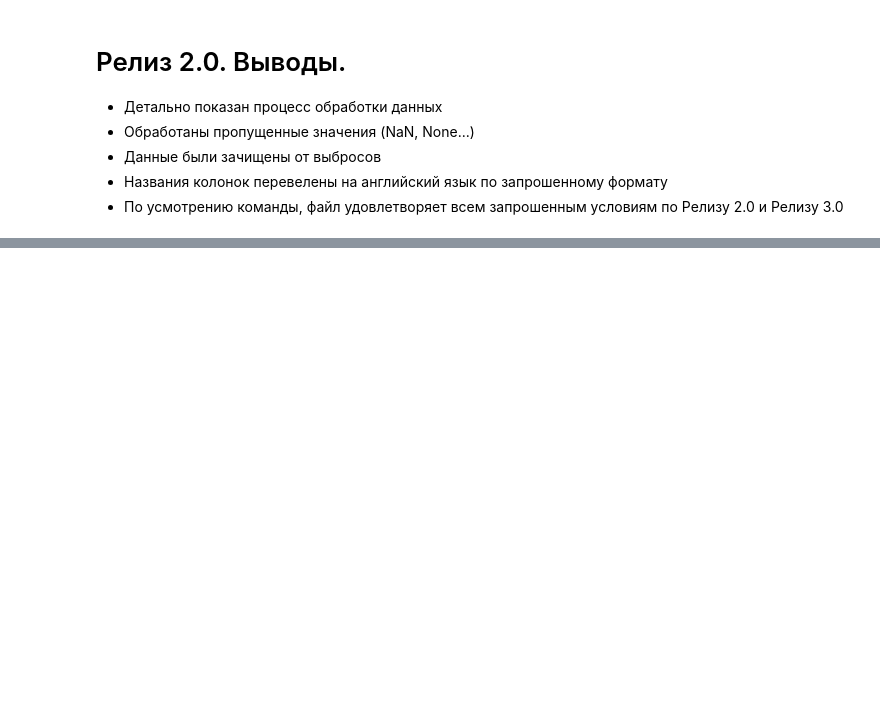
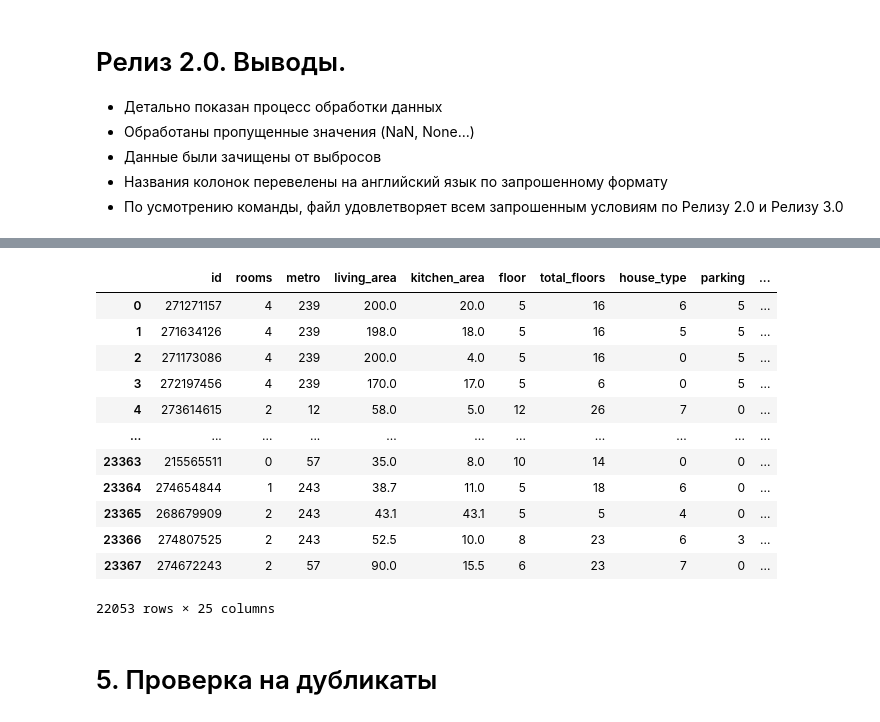
Before and after one commit to Taralina/pandas_rent_real_estate, a Jupyter notebook: project/5.realises/preprocessing.ipynb, the cells around one changed output, grey strips where cells are left out. Drawn from its saved outputs; the diff is of its cells as text; code cells hidden in the pictures; blank space fills up the shorter version.

```diff
--- a/project/5.realises/preprocessing.ipynb
+++ b/project/5.realises/preprocessing.ipynb
@@ -789,0 +806,35 @@ subwaydf.to_csv('data.csv', index=False)
+# %%
+#Сделаем кодировку
+df_code= subwaydf.copy()
+df_code['metro'] = df_code['metro'].apply(lambda x: str(x))
+df_code['house_type'] = df_code['house_type'].apply(lambda x: str(x))
+df_code['parking'] = df_code['parking'].apply(lambda x: str(x))
+df_code['rental'] = df_code['rental'].apply(lambda x: str(x))
+df_code['repair'] = df_code['repair'].apply(lambda x: str(x))
+df_code['windows'] = df_code['windows'].apply(lambda x: str(x))
+df_code['creatures'] = df_code['creatures'].apply(lambda x: str(x))
+df_code['garbage_chute'] = df_code['garbage_chute'].apply(lambda x: str(x))
+
+list_code = ['metro', 'house_type', 'parking', 'rental', 'repair', 'windows', 'creatures', 'garbage_chute']
+for i in list_code:
+    le = LabelEncoder()
+    le.fit(df_code[i])
+    df_code[i] = le.transform(df_code[i])
+
+df_code
+# %% [output]
+|  | id | rooms | metro | living_area | kitchen_area | floor | total_floors | house_type | parking | ... |
+| 0 | 271271157 | 4 | 239 | 200.0 | 20.0 | 5 | 16 | 6 | 5 | ... |
+| 1 | 271634126 | 4 | 239 | 198.0 | 18.0 | 5 | 16 | 5 | 5 | ... |
+| 2 | 271173086 | 4 | 239 | 200.0 | 4.0 | 5 | 16 | 0 | 5 | ... |
+| 3 | 272197456 | 4 | 239 | 170.0 | 17.0 | 5 | 6 | 0 | 5 | ... |
+| 4 | 273614615 | 2 | 12 | 58.0 | 5.0 | 12 | 26 | 7 | 0 | ... |
+| ... | ... | ... | ... | ... | ... | ... | ... | ... | ... | ... |
+| 23363 | 215565511 | 0 | 57 | 35.0 | 8.0 | 10 | 14 | 0 | 0 | ... |
+| 23364 | 274654844 | 1 | 243 | 38.7 | 11.0 | 5 | 18 | 6 | 0 | ... |
+| 23365 | 268679909 | 2 | 243 | 43.1 | 43.1 | 5 | 5 | 4 | 0 | ... |
+| 23366 | 274807525 | 2 | 243 | 52.5 | 10.0 | 8 | 23 | 6 | 3 | ... |
+| 23367 | 274672243 | 2 | 57 | 90.0 | 15.5 | 6 | 23 | 7 | 0 | ... |
+22053 rows × 25 columns
+# %% [markdown]
+# 5. Проверка на дубликаты
```
Also changed, not shown: parts of 15 cells of this notebook, 3 other files.
